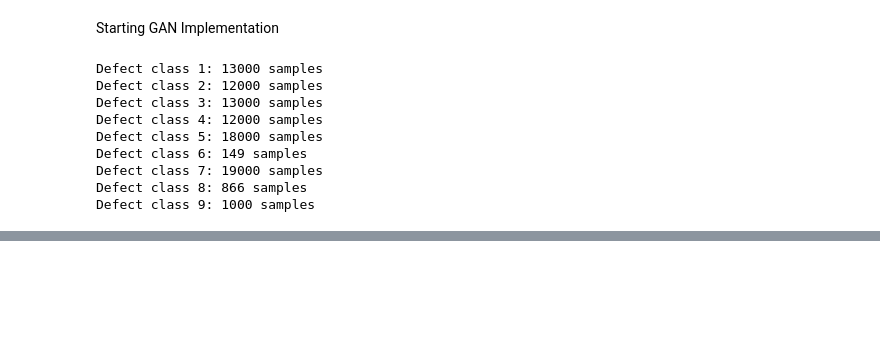
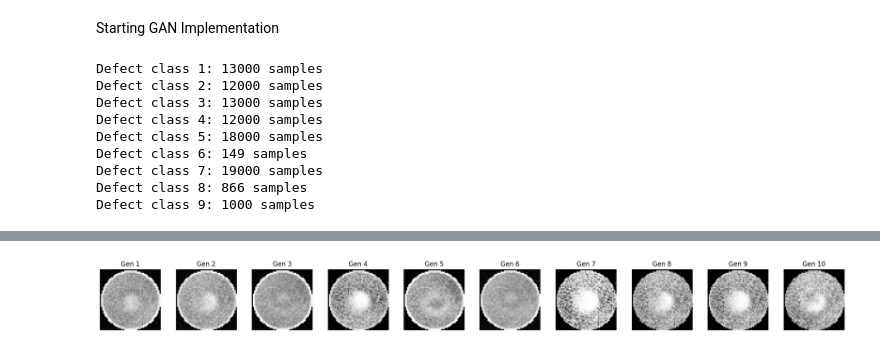
Before and after one commit to LRoss-04/WaferDetectionInitial, a Jupyter notebook: DefectDetection.ipynb, the cells around one changed output, grey strips where cells are left out. Saved outputs shown, nothing was run; the diff lists cells and outputs as text; code cells hidden in the pictures; blank space fills up the shorter version.

```diff
--- a/DefectDetection.ipynb
+++ b/DefectDetection.ipynb
@@ -551,7 +557,7 @@ wm_criterion = nn.BCEWithLogitsLoss()
 # Optimizer
 wm_optimizer = torch.optim.Adam(wm_model.parameters(), lr=0.001)
 # %%
-epoch_num = 10
+epoch_num = 50
 
 for epoch in range(epoch_num):
     wm_model.train()
@@ -647,0 +710,14 @@ Defect class 9: 1000 samples
+# %%
+# Normalize images to [-1, 1] to match tanh output of generator
+# Your current images are in [0, 1] so we rescale
+gan_images = (images - 0.5) / 0.5
+
+# Convert to tensor
+# images already has shape (38015, 1, 52, 52)
+gan_image_tensor = torch.tensor(gan_images).float()
+
+# DataLoader for GAN training — no labels needed for basic GAN
+gan_dataset = TensorDataset(gan_image_tensor)
+gan_loader = DataLoader(gan_dataset, batch_size=64, shuffle=True)
+
+print(f"GAN dataset size: {len(gan_dataset)}")
@@ -647,0 +726,10 @@ Defect class 9: 1000 samples
+# %%
+generator = Generator().to(device)
+discriminator = Discriminator().to(device)
+
+# BCELoss measures how well discriminator distinguishes real vs fake
+gan_criterion = nn.BCELoss()
+
+# Same learning rate and beta_1 as the reference implementation
+gen_optimizer = torch.optim.Adam(generator.parameters(), lr=0.0002, betas=(0.5, 0.999))
+dis_optimizer = torch.optim.Adam(discriminator.parameters(), lr=0.0002, betas=(0.5, 0.999))
@@ -647,0 +794,21 @@ Defect class 9: 1000 samples
+# %%
+generator.eval()
+
+with torch.no_grad():
+    # Generate 10 random wafer maps
+    noise = torch.randn(10, latent_dim).to(device)
+    generated = generator(noise).cpu()
+
+    # Rescale from [-1, 1] back to [0, 1] for display
+    generated = 0.5 * generated + 0.5
+
+fig, axes = plt.subplots(1, 10, figsize=(20, 2))
+for i in range(10):
+    # .squeeze() removes the channel dimension for display
+    axes[i].imshow(generated[i].squeeze(), cmap='gray')
+    axes[i].axis('off')
+    axes[i].set_title(f"Gen {i+1}")
+plt.tight_layout()
+plt.show()
+# %% [output]
+[figure, added]
```
Also changed, not shown: parts of 11 cells of this notebook.
